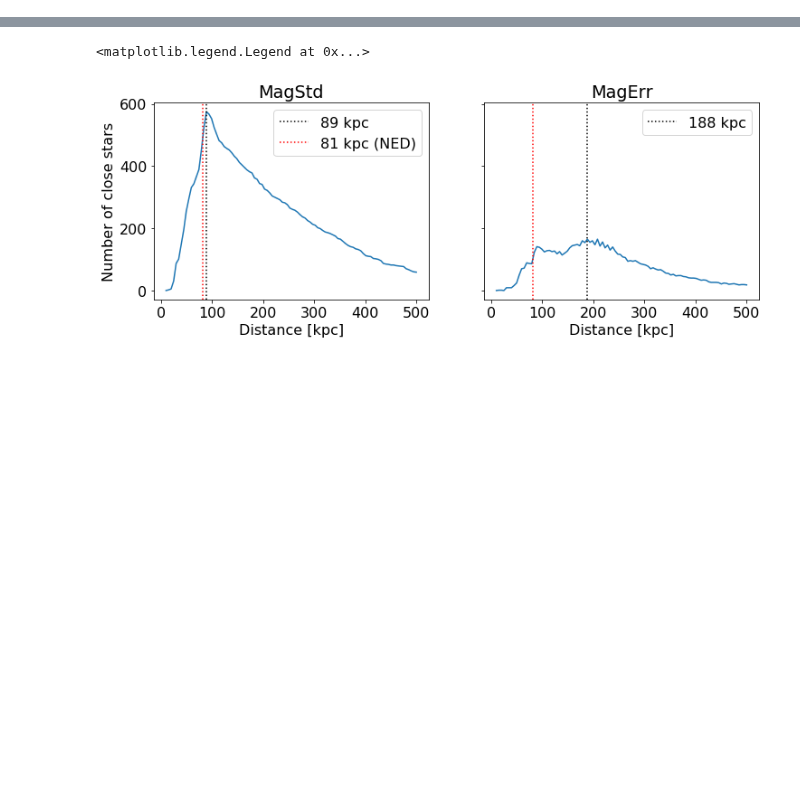
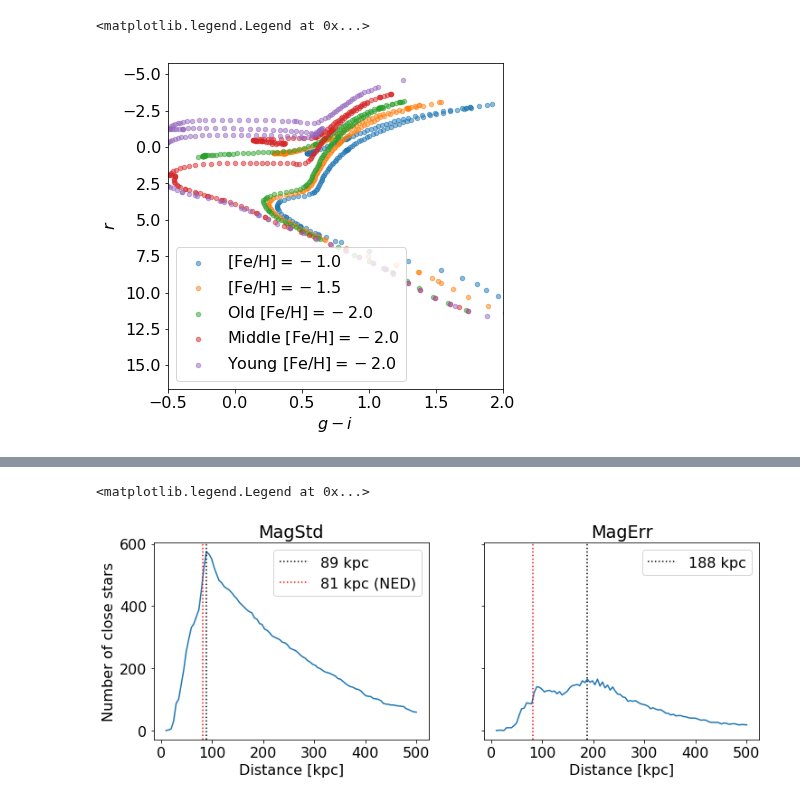
Before and after one commit to ddefelip/galfahi, a Jupyter notebook: Isochrone Fitting.ipynb, the cells around one changed output, grey strips where cells are left out. Drawn from its saved outputs; the diff is of its cells as text; code cells hidden in the pictures; blank space fills up the shorter version.

```diff
--- a/Isochrone Fitting.ipynb
+++ b/Isochrone Fitting.ipynb
@@ -40,33 +48,46 @@ def fit_isochrone(table,isochrone,distance=1000*np.linspace(10,500,100),col=('g'
 # %%
 # load isochrone data
 isoc1 = Table.read('t=12Gyr_Fe=-1.0.dat',format='ascii')
 isoc1 = Table(isoc1,names=('metallicity','logage','M_ini','M_act','logL/Lo','logTe','logG','mbol',
                            'g','r','i','z','y','w','int_IMF','stage'))
 isoc15 = Table.read('t=12Gyr_Fe=-1.5.dat',format='ascii')
 isoc15 = Table(isoc15,names=('metallicity','logage','M_ini','M_act','logL/Lo','logTe','logG','mbol',
                              'g','r','i','z','y','w','int_IMF','stage'))
 isoc2 = Table.read('t=12Gyr_Fe=-2.0.dat',format='ascii')
 isoc2 = Table(isoc2,names=('metallicity','logage','M_ini','M_act','logL/Lo','logTe','logG','mbol',
                            'g','r','i','z','y','w','int_IMF','stage'))
+isoc2yy = Table.read('t=500Myr_Fe=-2.0.dat',format='ascii')
+isoc2yy = Table(isoc2yy,names=('metallicity','logage','M_ini','M_act','logL/Lo','logTe','logG','mbol',
+                             'g','r','i','z','y','w','int_IMF','stage'))
+isoc2y = Table.read('t=2Gyr_Fe=-2.0.dat',format='ascii')
+isoc2y = Table(isoc2y,names=('metallicity','logage','M_ini','M_act','logL/Lo','logTe','logG','mbol',
+                             'g','r','i','z','y','w','int_IMF','stage'))
 
 # define RGB (3) and AGB (7) and HB (4) stars in isochrone
-isoc1 = isoc1[(isoc1['stage']==3)+(isoc1['stage']==7)+(isoc1['stage']==4)]
-isoc15 = isoc15[(isoc15['stage']==3)+(isoc15['stage']==7)+(isoc15['stage']==4)]
-isoc2 = isoc2[(isoc2['stage']==3)+(isoc2['stage']==7)+(isoc2['stage']==4)]
+#isoc1 = isoc1[(isoc1['stage']==3)+(isoc1['stage']==7)+(isoc1['stage']==4)]
+#isoc15 = isoc15[(isoc15['stage']==3)+(isoc15['stage']==7)+(isoc15['stage']==4)]
+#isoc2 = isoc2[(isoc2['stage']==3)+(isoc2['stage']==7)+(isoc2['stage']==4)]
 
 # isochrone plot
-#f = pl.figure(figsize=(6,6))
-#pl.scatter(isoc1['g']-isoc1['i'],isoc1['r'],
-#           alpha=0.5,s=20,label=r'$[\rm{Fe/H}] = -1.0$')
-#pl.scatter(isoc15['g']-isoc15['i'],isoc15['r'],
-#           alpha=0.5,s=20,label=r'$[\rm{Fe/H}] = -1.5$')
-#pl.scatter(isoc2['g']-isoc2['i'],isoc2['r'],
-#           alpha=0.5,s=20,label=r'$[\rm{Fe/H}] = -2.0$')
-#pl.xlim(-0.5,2)
-#pl.gca().invert_yaxis()
-#pl.xlabel(r'$g-i$')
-#pl.ylabel(r'$r$')
-#pl.legend(loc='lower left')
+f = pl.figure(figsize=(6,6))
+pl.scatter(isoc1['g']-isoc1['i'],isoc1['r'],
+           alpha=0.5,s=20,label=r'$[\rm{Fe/H}] = -1.0$')
+pl.scatter(isoc15['g']-isoc15['i'],isoc15['r'],
+           alpha=0.5,s=20,label=r'$[\rm{Fe/H}] = -1.5$')
+pl.scatter(isoc2['g']-isoc2['i'],isoc2['r'],
+           alpha=0.5,s=20,label=r'Old $[\rm{Fe/H}] = -2.0$')
+pl.scatter(isoc2y['g']-isoc2y['i'],isoc2y['r'],
+           alpha=0.5,s=20,label=r'Middle $[\rm{Fe/H}] = -2.0$')
+pl.scatter(isoc2yy['g']-isoc2yy['i'],isoc2yy['r'],
+           alpha=0.5,s=20,label=r'Young $[\rm{Fe/H}] = -2.0$')
+pl.xlim(-0.5,2)
+pl.gca().invert_yaxis()
+pl.xlabel(r'$g-i$')
+pl.ylabel(r'$r$')
+pl.legend(loc='lower left')
+# %% [output]
+<matplotlib.legend.Legend at 0x...>
+[figure, added]
 # %%
 gals = ['Bootes_dSph','Bootes_II','Canes_Venatici_dSph',
         'Coma_Berenices','Draco_dSph','Hercules_dSph',
```
Also changed, not shown: parts of 2 cells of this notebook, 6 other files.
